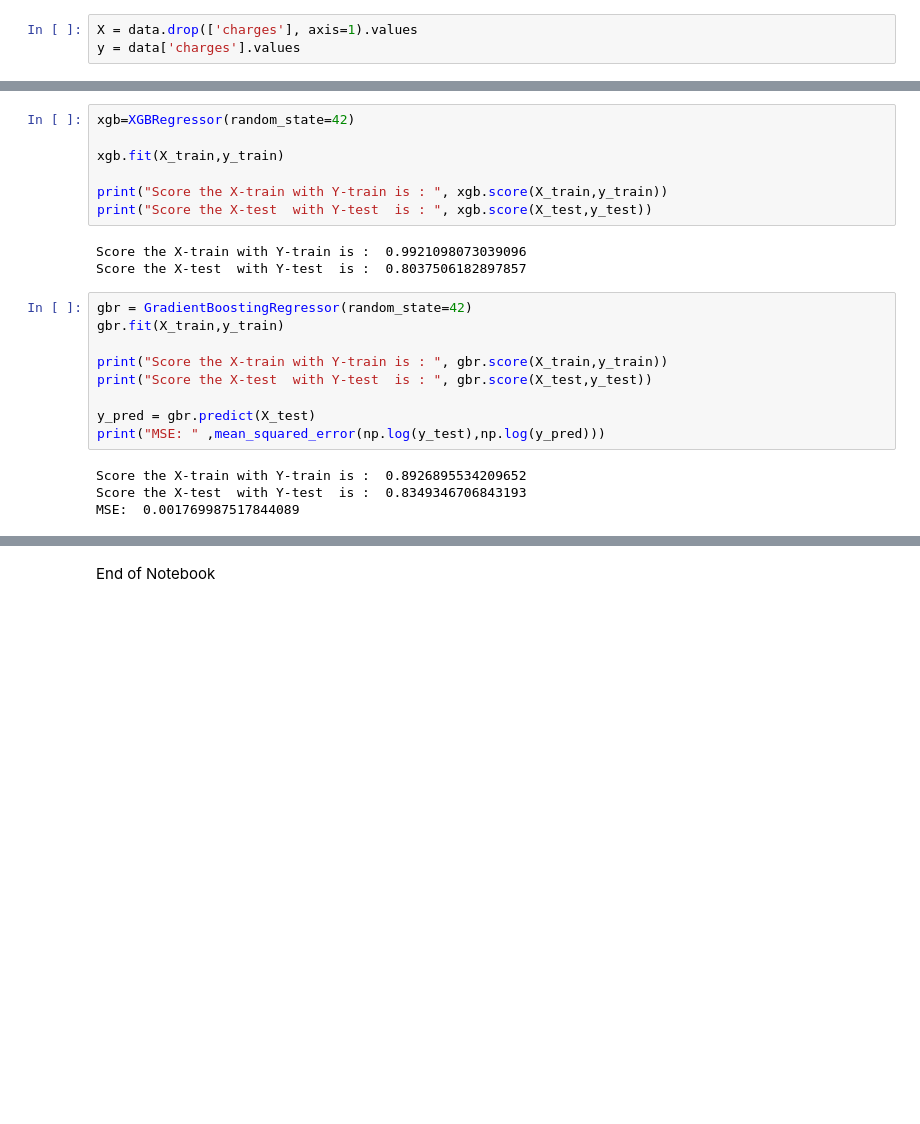
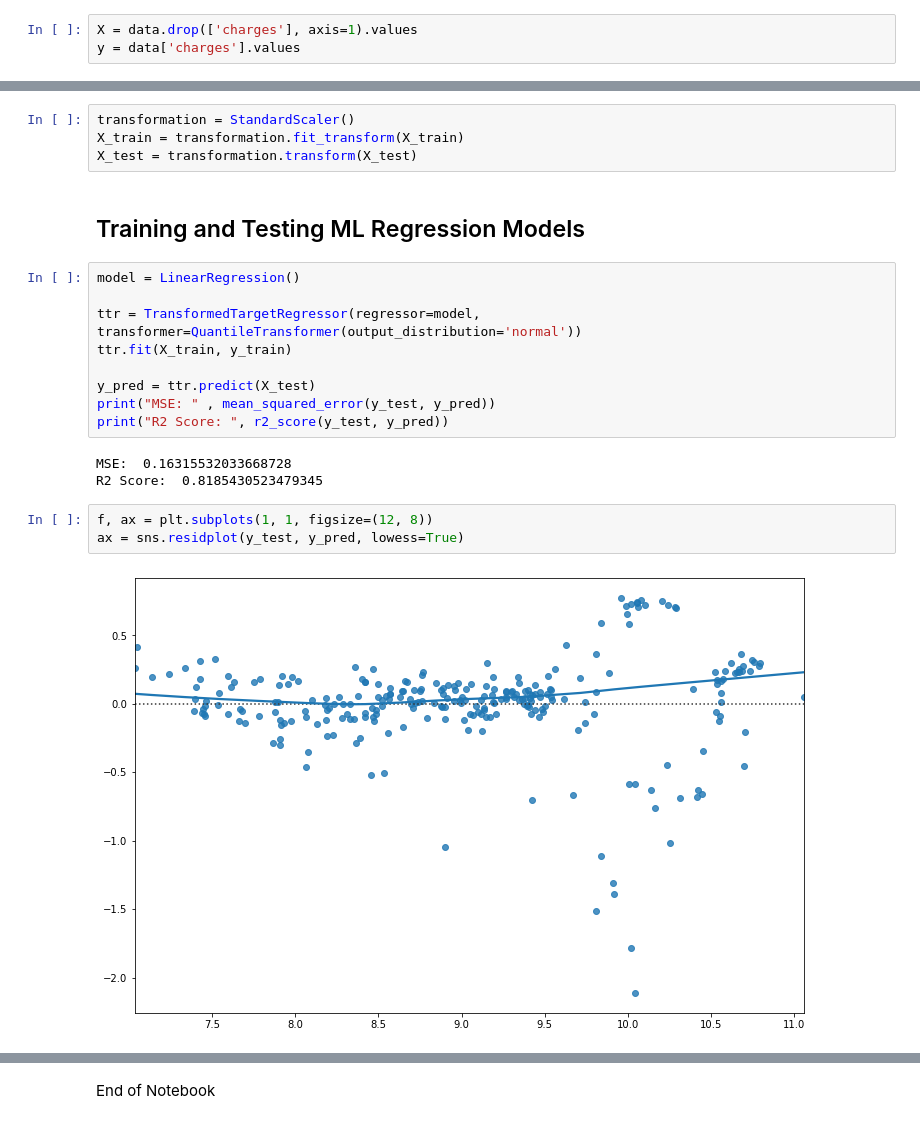
Before and after one commit to the-praxs/Insurance-Modeling, a Jupyter notebook: Insurance Prediction.ipynb, the cells around one changed output, grey strips where cells are left out. Saved outputs shown, nothing was run; the diff lists cells and outputs as text; blank space fills up the shorter version.

```diff
--- a/Insurance Prediction.ipynb
+++ b/Insurance Prediction.ipynb
@@ -245,23 +277,23 @@ MSE:  0.0020864480617647715
-# %%
-xgb=XGBRegressor(random_state=42)
-
-xgb.fit(X_train,y_train)
-
-print("Score the X-train with Y-train is : ", xgb.score(X_train,y_train))
-print("Score the X-test  with Y-test  is : ", xgb.score(X_test,y_test))
-# %% [output]
-Score the X-train with Y-train is :  0.9921098073039096
-Score the X-test  with Y-test  is :  0.8037506182897857
-# %%
-gbr = GradientBoostingRegressor(random_state=42)
-gbr.fit(X_train,y_train)
-
-print("Score the X-train with Y-train is : ", gbr.score(X_train,y_train))
-print("Score the X-test  with Y-test  is : ", gbr.score(X_test,y_test))
-
-y_pred = gbr.predict(X_test)
-print("MSE: " ,mean_squared_error(np.log(y_test),np.log(y_pred)))
-# %% [output]
-Score the X-train with Y-train is :  0.8926895534209652
-Score the X-test  with Y-test  is :  0.8349346706843193
-MSE:  0.001769987517844089
+# %%
+transformation = StandardScaler()
+X_train = transformation.fit_transform(X_train)
+X_test = transformation.transform(X_test)
+# %% [markdown]
+## Training and Testing ML Regression Models
+# %%
+model = LinearRegression()
+
+ttr = TransformedTargetRegressor(regressor=model, transformer=QuantileTransformer(output_distribution='normal'))
+ttr.fit(X_train, y_train)
+
+y_pred = ttr.predict(X_test)
+print("MSE: " , mean_squared_error(y_test, y_pred))
+print("R2 Score: ", r2_score(y_test, y_pred))
+# %% [output]
+MSE:  0.16315532033668728
+R2 Score:  0.8185430523479345
+# %%
+f, ax = plt.subplots(1, 1, figsize=(12, 8))
+ax = sns.residplot(y_test, y_pred, lowess=True)
+# %% [output]
+[figure, added]
```
Also changed, not shown: parts of 60 cells of this notebook, 1 other file.
